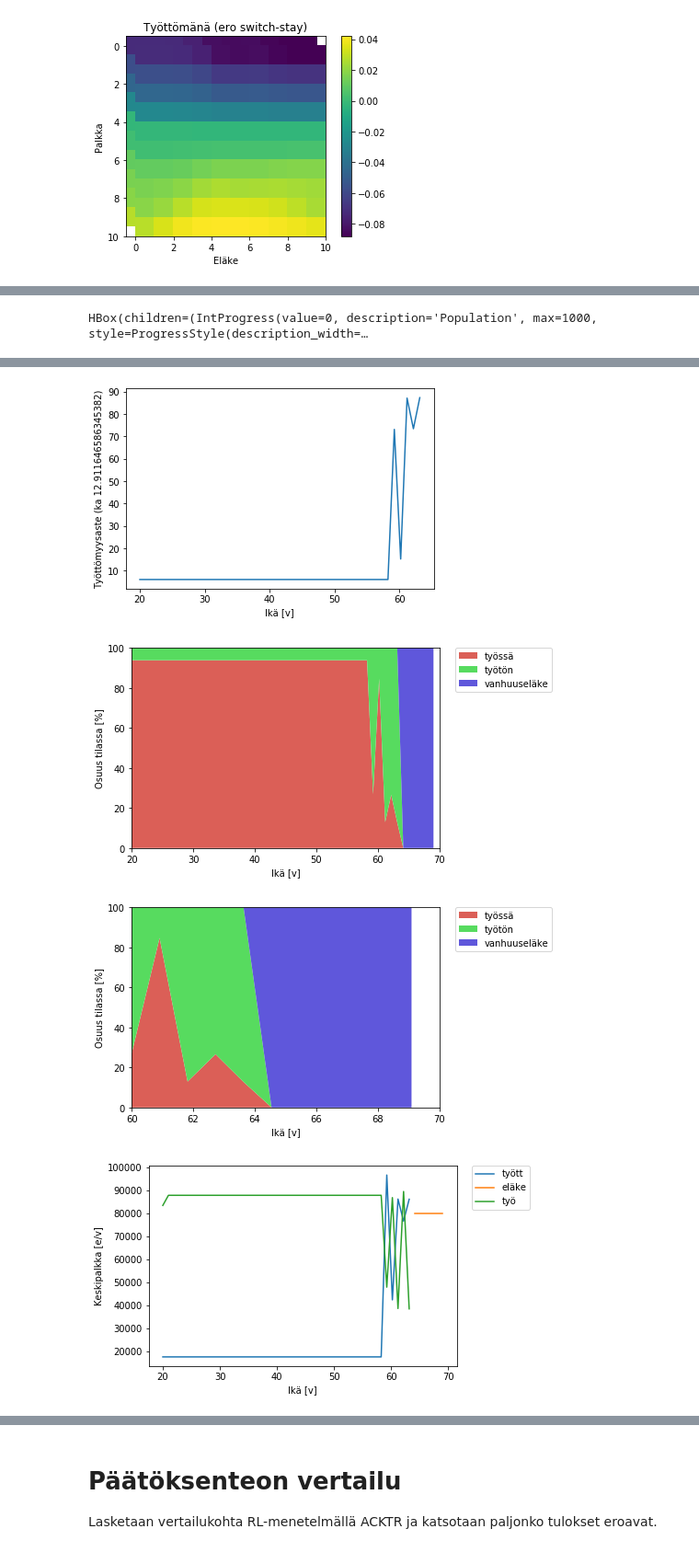
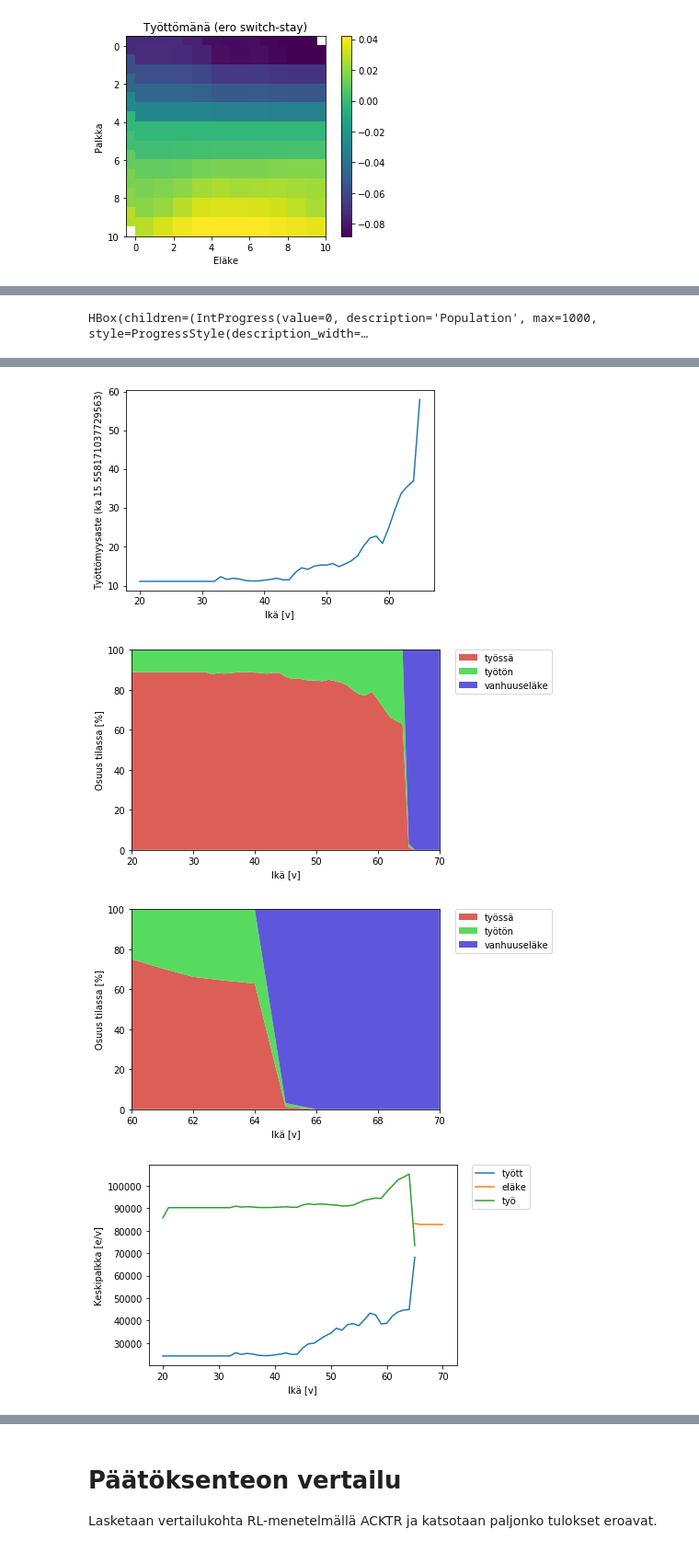
Before and after one commit to ajtanskanen/lifecycle-old-rl, a Jupyter notebook: comparing_w_dynamic_programming.ipynb, the cells around one changed output, grey strips where cells are left out. Shown at 92% size. Drawn from its saved outputs; the diff is of its cells as text; code cells hidden in the pictures.

```diff
--- a/comparing_w_dynamic_programming.ipynb
+++ b/comparing_w_dynamic_programming.ipynb
@@ -119,10 +121,10 @@ Yhteensä reward 54.37735756743877
 # %%
 cc7=Lifecycle(env='unemployment-v0',minimal=True,timestep=1.0,deterministic=True)
 cc7.explain()
-cc7.run_results(debug=False,steps1=2000,steps2=2_000_000,pop=1_000,deterministic=True,
-                train=False,predict=True,batch1=1,batch2=10000,save='saved/best_mini',
-                plot=True,cont=True,start_from='saved/best_mini',
-                results='results/mini_simut_res',rlmodel='small_acktr')
+cc7.run_results(debug=False,steps1=20_000,steps2=2_000_000,pop=1_000,deterministic=True,
+                train=True,predict=True,batch1=1,batch2=10000,save='saved/malli_perusmini99',
+                plot=True,cont=True,start_from='saved/malli_perusmini99',
+                results='results/mini_simut_res',rlmodel='small_acktr',twostage=False)
 cc7.render()
 # %% [output]
 minimal model
@@ -147,4 +149,4 @@ HBox(children=(IntProgress(value=0, description='Population', max=1000, style=Pr
-[figure, old version]
+[figure, new version]
-[figure, old version]
+[figure, new version]
-[figure, old version]
+[figure, new version]
-[figure, old version]
+[figure, new version]
```
Also changed, not shown: parts of 10 cells of this notebook, 13 other files.
